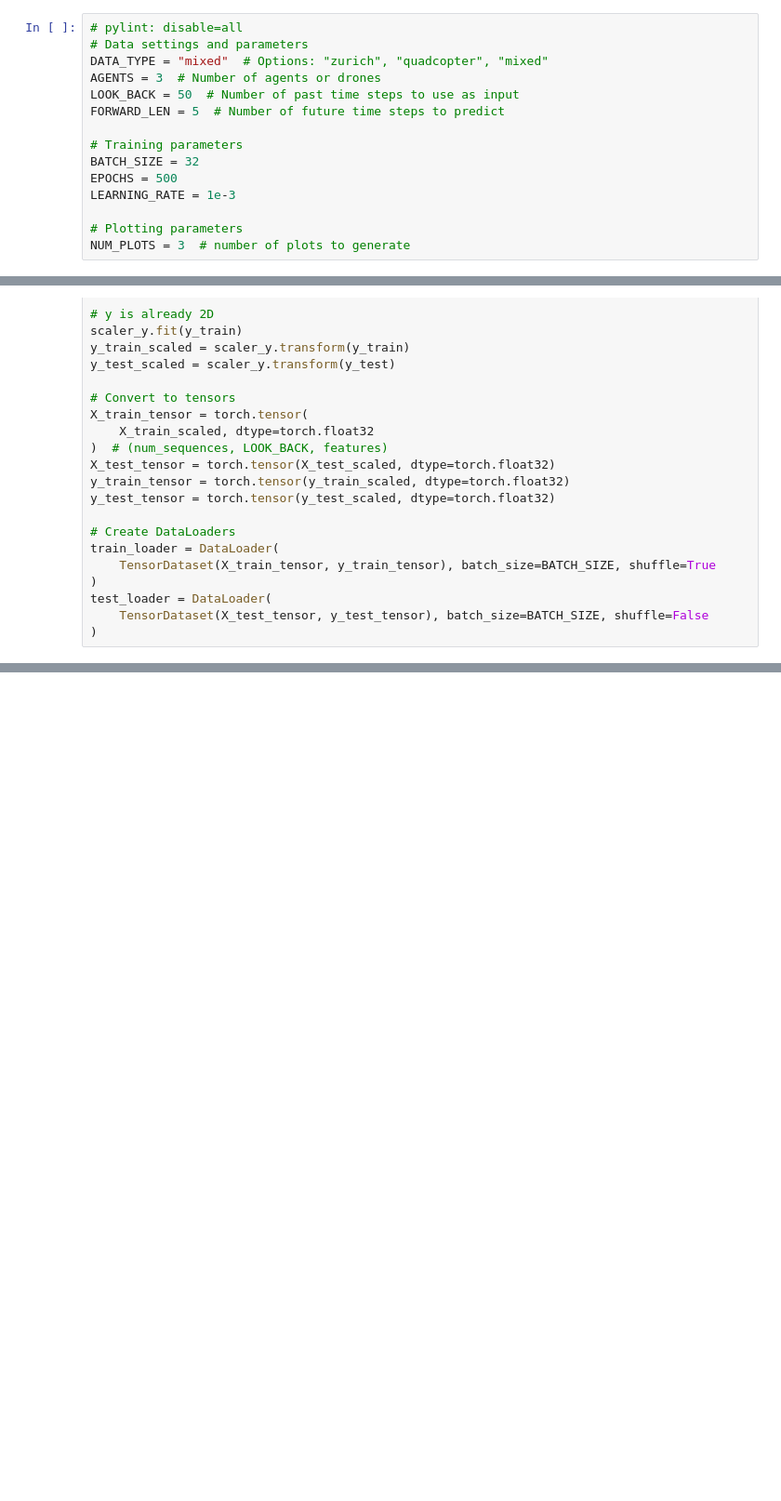
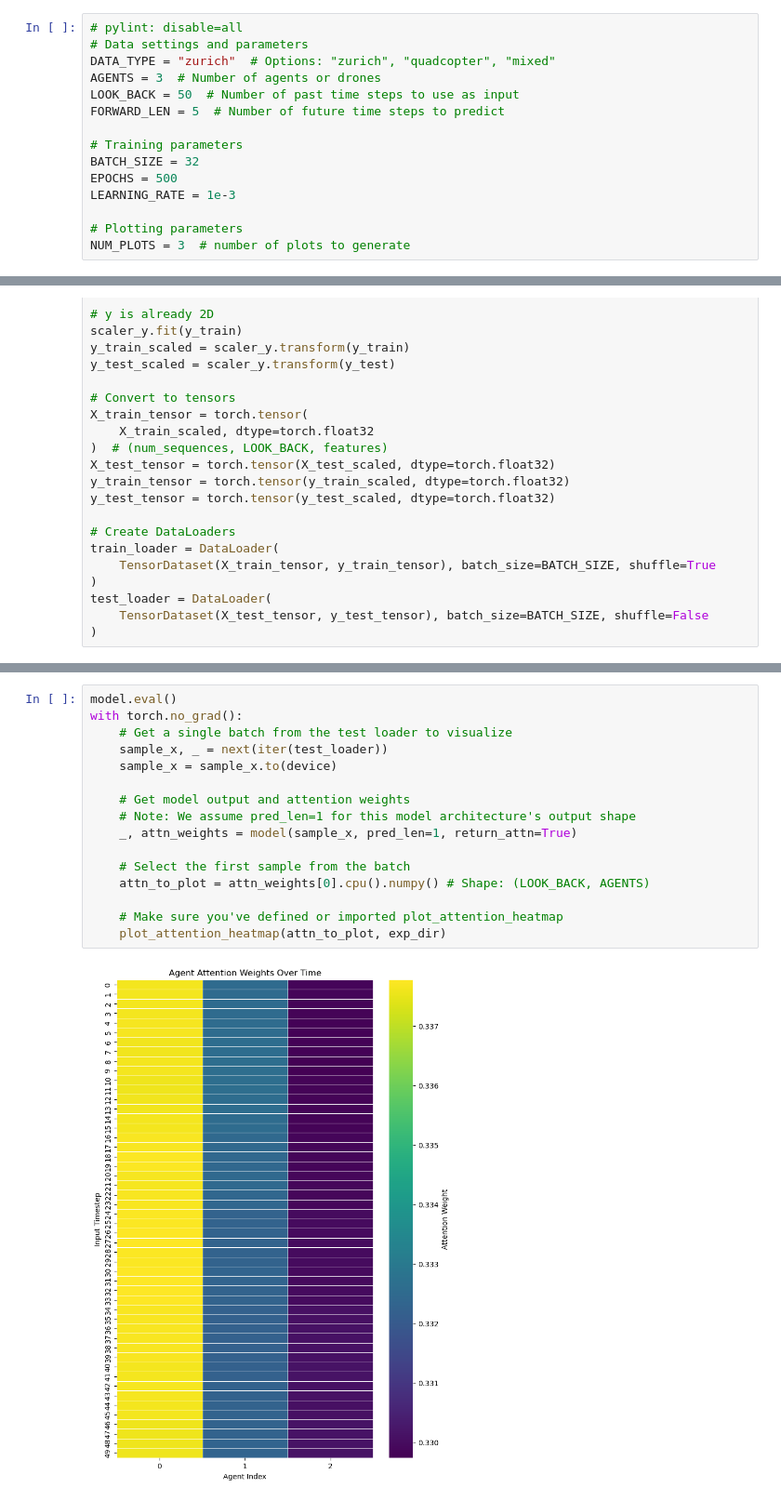
Before and after one commit to Ammmoe/Attention_GRU, a Jupyter notebook: train.ipynb, the cells around one changed output, grey strips where cells are left out. Shown: that part at 93% size. Saved outputs shown, nothing was run; the diff lists cells and outputs as text; blank space fills up the shorter version.

Commit message:
added test attention plot

```diff
--- a/train.ipynb
+++ b/train.ipynb
@@ -17,7 +17,7 @@ from utils.plot_generator import plot_trajectories
 # %%
 # pylint: disable=all
 # Data settings and parameters
-DATA_TYPE = "mixed"  # Options: "zurich", "quadcopter", "mixed"
+DATA_TYPE = "zurich"  # Options: "zurich", "quadcopter", "mixed"
 AGENTS = 3  # Number of agents or drones
 LOOK_BACK = 50  # Number of past time steps to use as input
 FORWARD_LEN = 5  # Number of future time steps to predict
@@ -377,0 +377,18 @@ plot_trajectories(
+# %%
+model.eval()
+with torch.no_grad():
+    # Get a single batch from the test loader to visualize
+    sample_x, _ = next(iter(test_loader))
+    sample_x = sample_x.to(device)
+
+    # Get model output and attention weights
+    # Note: We assume pred_len=1 for this model architecture's output shape
+    _, attn_weights = model(sample_x, pred_len=1, return_attn=True)
+
+    # Select the first sample from the batch
+    attn_to_plot = attn_weights[0].cpu().numpy() # Shape: (LOOK_BACK, AGENTS)
+
+    # Make sure you've defined or imported plot_attention_heatmap
+    plot_attention_heatmap(attn_to_plot, exp_dir)
+# %% [output]
+[figure, added]
```
Also changed, not shown: parts of 9 cells of this notebook, 2 other files.
